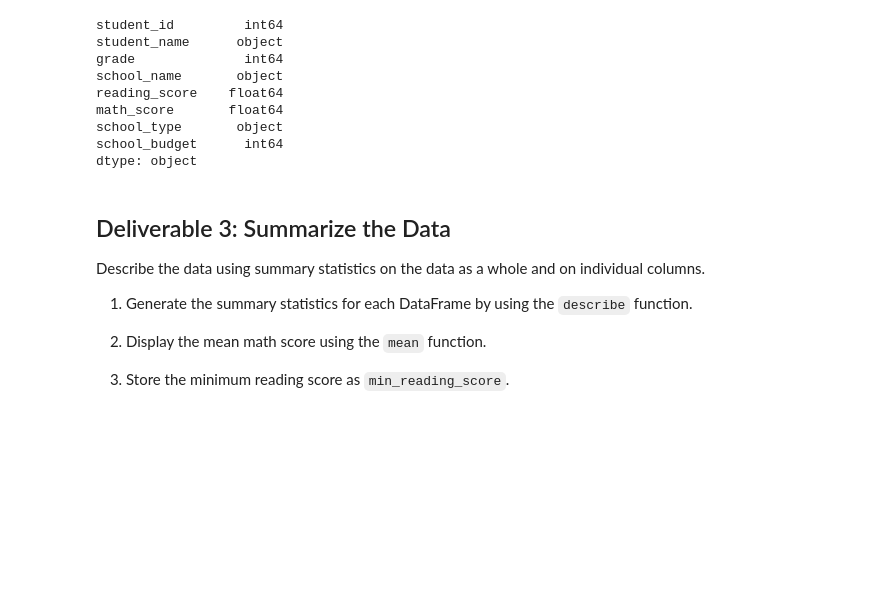
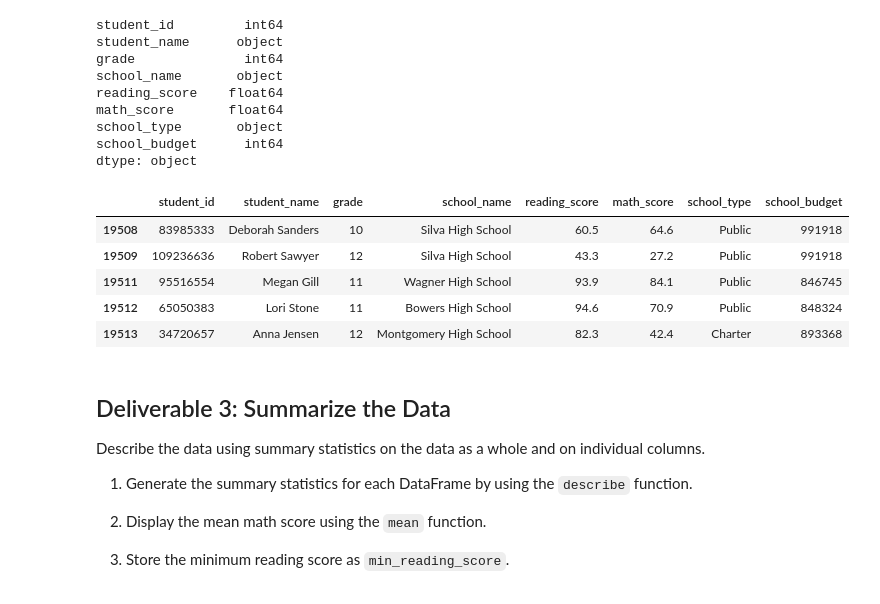
Before and after one commit to vikas0809/PyCitySchools, a Jupyter notebook: Student_Data_Challenge_Starter_Code.ipynb, the cells around one changed output. Drawn from its saved outputs; the diff is of its cells as text; code cells hidden in the pictures; blank space fills up the shorter version.

```diff
--- a/Student_Data_Challenge_Starter_Code.ipynb
+++ b/Student_Data_Challenge_Starter_Code.ipynb
@@ -170,6 +157,15 @@ math_score       float64
 school_type       object
 school_budget      int64
 dtype: object
+# %%
+c2_student_df.tail(5)
+# %% [output]
+|  | student_id | student_name | grade | school_name | reading_score | math_score | school_type | school_budget |
+| 19508 | 83985333 | Deborah Sanders | 10 | Silva High School | 60.5 | 64.6 | Public | 991918 |
+| 19509 | 109236636 | Robert Sawyer | 12 | Silva High School | 43.3 | 27.2 | Public | 991918 |
+| 19511 | 95516554 | Megan Gill | 11 | Wagner High School | 93.9 | 84.1 | Public | 846745 |
+| 19512 | 65050383 | Lori Stone | 11 | Bowers High School | 94.6 | 70.9 | Public | 848324 |
+| 19513 | 34720657 | Anna Jensen | 12 | Montgomery High School | 82.3 | 42.4 | Charter | 893368 |
 # %% [markdown]
 ## Deliverable 3: Summarize the Data
 
```
Also changed, not shown: parts of 25 cells of this notebook.
